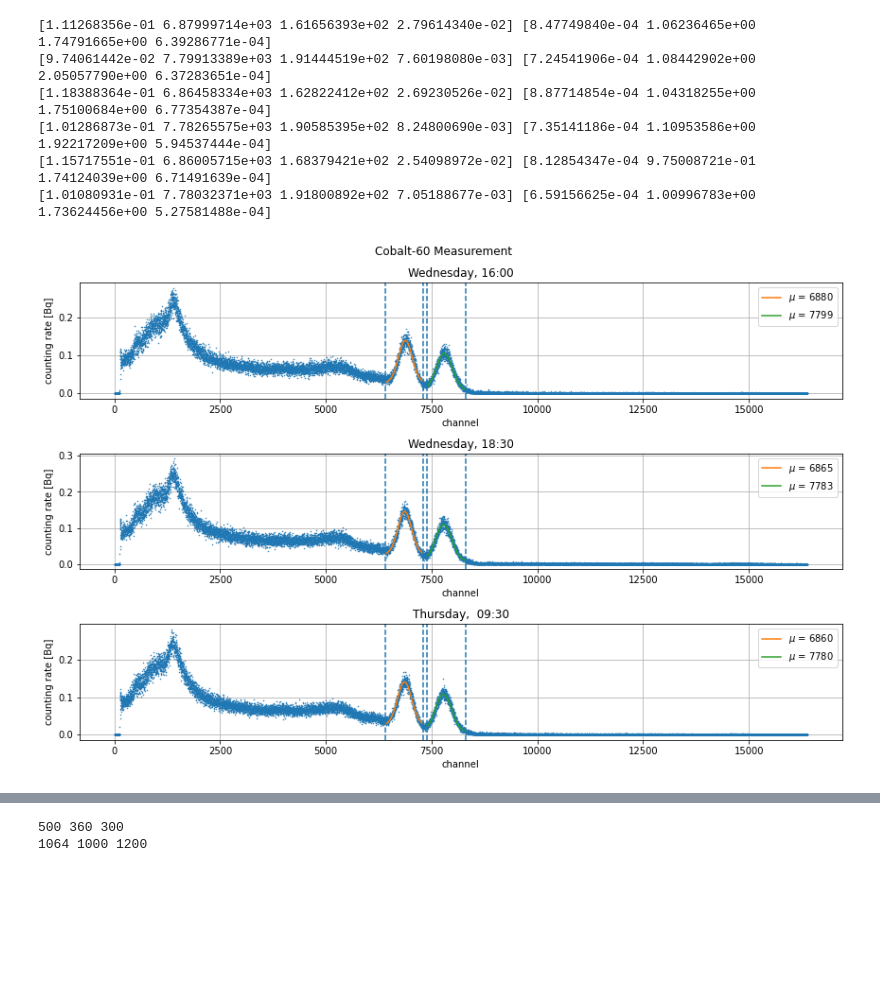
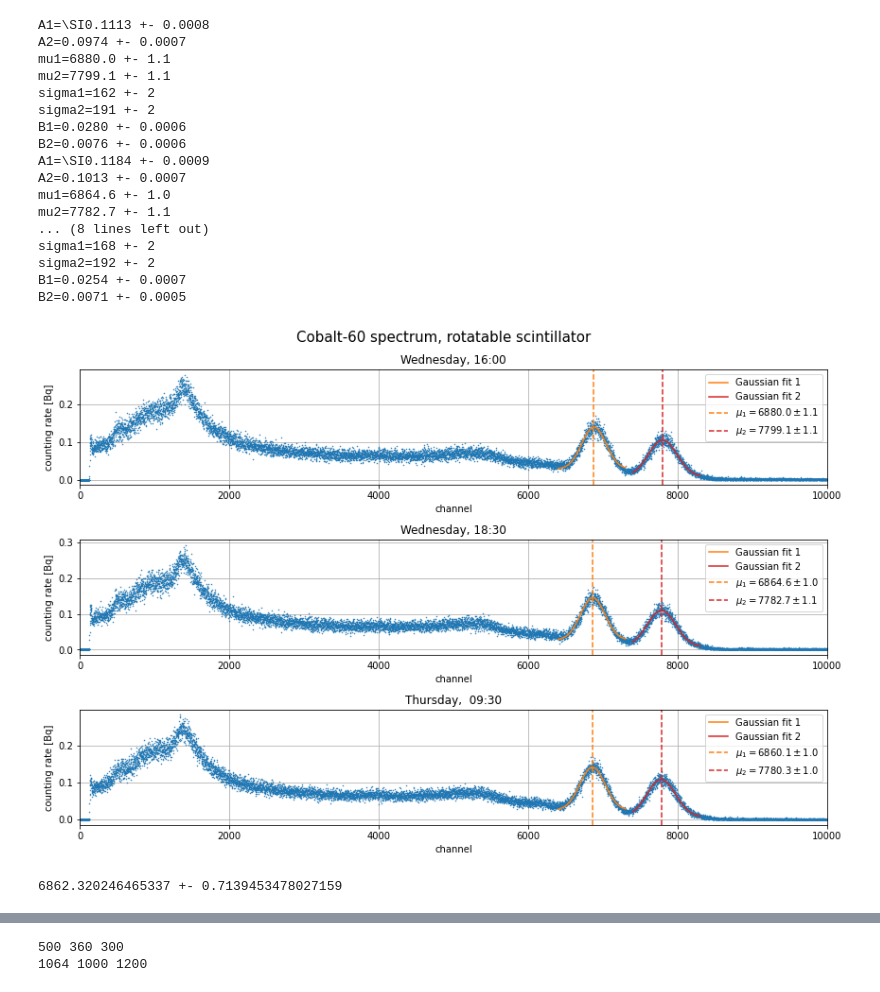
Before and after one commit to nicolaigoelz/Angular_correlation, a Jupyter notebook: Energy_Calibration_rotatable.ipynb, the cells around one changed output, grey strips where cells are left out. Saved outputs shown, nothing was run; the diff lists cells and outputs as text; code cells hidden in the pictures; blank space fills up the shorter version.

```diff
--- a/Energy_Calibration_rotatable.ipynb
+++ b/Energy_Calibration_rotatable.ipynb
@@ -166,46 +208,72 @@ error_step = 100
 
 for i in range(3):
     coeffs_Co[2*i], cov_Co[2*i] = sc.curve_fit(gauss, channels[a[i][0]:a[i][1]], n_Co[i][a[i][0]:a[i][1]],
                                    sigma = u_Co[i][a[i][0]:a[i][1]], absolute_sigma=True,
                                    p0=(2, 0.5*(a[i][0]+a[i][1]), 120, 150))
     coeffs_Co[2*i+1], cov_Co[2*i+1] = sc.curve_fit(gauss, channels[b[i][0]:b[i][1]], n_Co[i][b[i][0]:b[i][1]],
                                    sigma = u_Co[i][b[i][0]:b[i][1]], absolute_sigma=True,
                                    p0=(2, 0.5*(b[i][0]+b[i][1]), 120, 150))
 
 
-    print(coeffs_Co[2*i], np.sqrt(np.diagonal(cov_Co[2*i])))
-    print(coeffs_Co[2*i+1], np.sqrt(np.diagonal(cov_Co[2*i+1])))
+    # print(coeffs_Co[2*i], np.sqrt(np.diagonal(cov_Co[2*i])))
+    # print(coeffs_Co[2*i+1], np.sqrt(np.diagonal(cov_Co[2*i+1])))
+    print('A1=\SI{:.4f} +- {:.4f}'.format(coeffs_Co[2*i][0], np.sqrt(cov_Co[2*i][0,0])))
+    print('A2={:.4f} +- {:.4f}'.format(coeffs_Co[2*i+1][0], np.sqrt(cov_Co[2*i+1][0,0])))
+    print('mu1={:.1f} +- {:.1f}'.format(coeffs_Co[2*i][1], np.sqrt(cov_Co[2*i][1,1])))
+    print('mu2={:.1f} +- {:.1f}'.format(coeffs_Co[2*i+1][1], np.sqrt(cov_Co[2*i+1][1,1])))
+    print('sigma1={:.0f} +- {:.0f}'.format(coeffs_Co[2*i][2], np.sqrt(cov_Co[2*i][2,2])))
+    print('sigma2={:.0f} +- {:.0f}'.format(coeffs_Co[2*i+1][2], np.sqrt(cov_Co[2*i+1][2,2])))
+    print('B1={:.4f} +- {:.4f}'.format(coeffs_Co[2*i][3], np.sqrt(cov_Co[2*i][3,3])))
+    print('B2={:.4f} +- {:.4f}'.format(coeffs_Co[2*i+1][3], np.sqrt(cov_Co[2*i+1][3,3])))
     # ax[i].errorbar(channels[0:-1:error_step], n_Co1[0:-1:error_step],
     #             yerr=u_Co1[0:-1:error_step],
     #             fmt='none', c='black', zorder=10)
 
     ax[i].plot(channels, n_Co[i], lw=0, marker = '.', ms = 1)
     ax[i].plot(channels[a[i][0]:a[i][1]], gauss(channels[a[i][0]:a[i][1]], *coeffs_Co[2*i]),
-               label = r'$\mu$ = {:.0f}'.format(coeffs_Co[2*i][1]))
+               label = r'Gaussian fit 1', color='C1')
     ax[i].plot(channels[b[i][0]:b[i][1]], gauss(channels[b[i][0]:b[i][1]], *coeffs_Co[2*i+1]),
-              label = r'$\mu$ = {:.0f}'.format(coeffs_Co[2*i+1][1]))
-    ax[i].axvline(channels[a[i][0]], ls = '--')
-    ax[i].axvline(channels[a[i][1]], ls = '--')
-    ax[i].axvline(channels[b[i][0]], ls = '--')
-    ax[i].axvline(channels[b[i][1]], ls = '--')
+              label = r'Gaussian fit 2', color='C3')
+    ax[i].axvline(coeffs_Co[2*i][1], ls = '--', color = 'C1', label = r'$\mu_1 = {:.1f} \pm {:.1f}$'.format(coeffs_Co[2*i][1], np.sqrt(cov_Co[2*i][1,1])))
+    ax[i].axvline(coeffs_Co[2*i+1][1], ls = '--', color = 'C3', label = r'$\mu_2 = {:.1f} \pm {:.1f}$'.format(coeffs_Co[2*i+1][1], np.sqrt(cov_Co[2*i+1][1,1])))
+    # ax[i].axvline(channels[a[i][0]], ls = '--')
+    # ax[i].axvline(channels[a[i][1]], ls = '--')
+    # ax[i].axvline(channels[b[i][0]], ls = '--')
+    # ax[i].axvline(channels[b[i][1]], ls = '--')
 
     ax[i].set_xlabel('channel')
     ax[i].set_ylabel('counting rate [Bq]')
+    ax[i].set_xlim(0,10000)
 
     ax[i].legend()
     ax[i].grid()
 
 ax[0].set_title('Wednesday, 16:00')
 ax[1].set_title('Wednesday, 18:30')
 ax[2].set_title('Thursday,  09:30')
-plt.suptitle('Cobalt-60 Measurement')
+plt.suptitle('Cobalt-60 spectrum, rotatable scintillator', size=15)
 plt.tight_layout()
+# plt.savefig('Figures/Co60_rotatable.pdf', dpi=600)
 plt.show()
+
+print(np.mean([coeffs_Co[2][1], coeffs_Co[4][1]]), '+-', 1/2 * np.sqrt(cov_Co[2][1,1] + cov_Co[4][1,1]))
 # %% [output]
-[1.11268356e-01 6.87999714e+03 1.61656393e+02 2.79614340e-02] [8.47749840e-04 1.06236465e+00 1.74791665e+00 6.39286771e-04]
-[9.74061442e-02 7.79913389e+03 1.91444519e+02 7.60198080e-03] [7.24541906e-04 1.08442902e+00 2.05057790e+00 6.37283651e-04]
-[1.18388364e-01 6.86458334e+03 1.62822412e+02 2.69230526e-02] [8.87714854e-04 1.04318255e+00 1.75100684e+00 6.77354387e-04]
-[1.01286873e-01 7.78265575e+03 1.90585395e+02 8.24800690e-03] [7.35141186e-04 1.10953586e+00 1.92217209e+00 5.94537444e-04]
-[1.15717551e-01 6.86005715e+03 1.68379421e+02 2.54098972e-02] [8.12854347e-04 9.75008721e-01 1.74124039e+00 6.71491639e-04]
-[1.01080931e-01 7.78032371e+03 1.91800892e+02 7.05188677e-03] [6.59156625e-04 1.00996783e+00 1.73624456e+00 5.27581488e-04]
+A1=\SI0.1113 +- 0.0008
+A2=0.0974 +- 0.0007
+mu1=6880.0 +- 1.1
+mu2=7799.1 +- 1.1
+sigma1=162 +- 2
+sigma2=191 +- 2
+B1=0.0280 +- 0.0006
+B2=0.0076 +- 0.0006
+A1=\SI0.1184 +- 0.0009
+A2=0.1013 +- 0.0007
+mu1=6864.6 +- 1.0
+mu2=7782.7 +- 1.1
+... (8 lines left out)
+sigma1=168 +- 2
+sigma2=192 +- 2
+B1=0.0254 +- 0.0007
+B2=0.0071 +- 0.0005
-[figure, old version]
+[figure, new version]
+6862.320246465337 +- 0.7139453478027159
```
Also changed, not shown: parts of 15 cells of this notebook, 3 other files.
